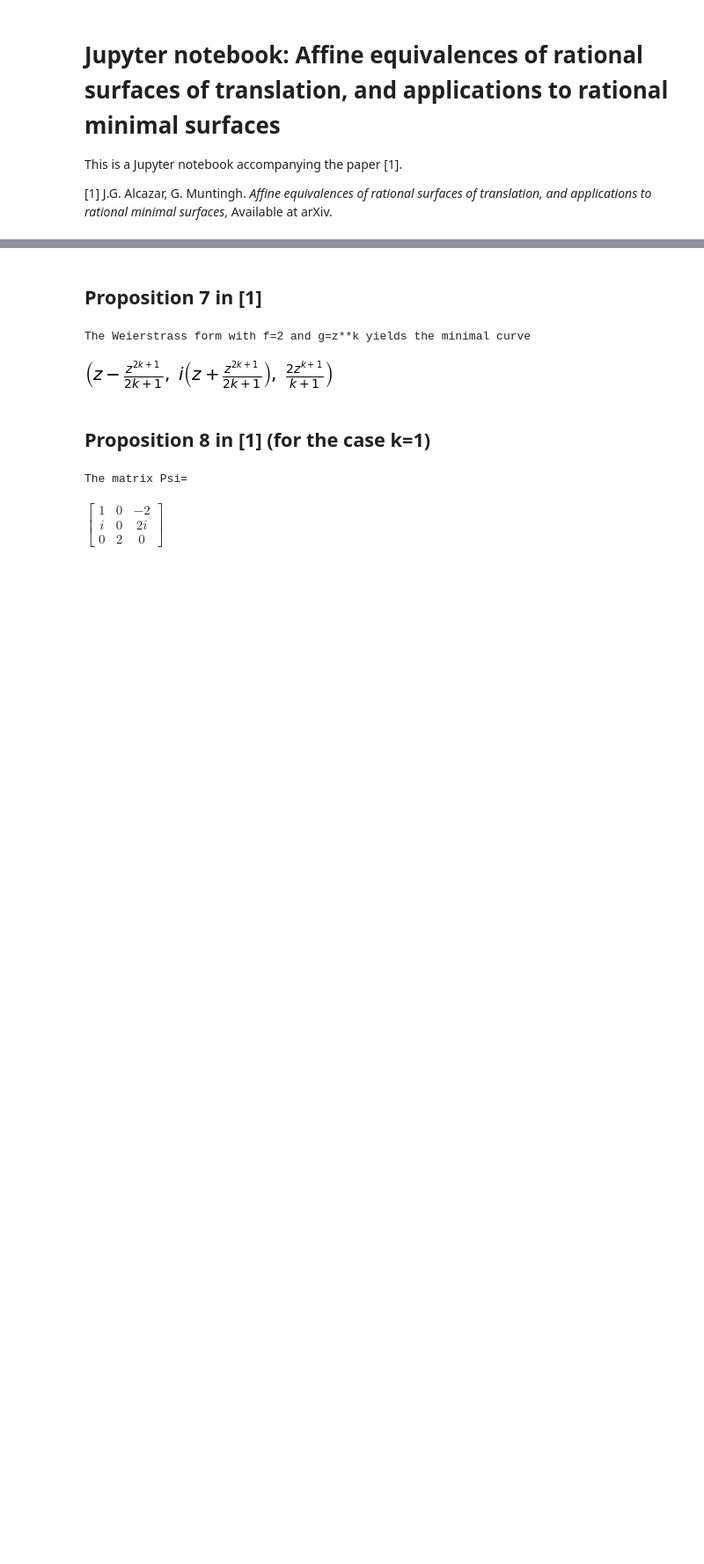
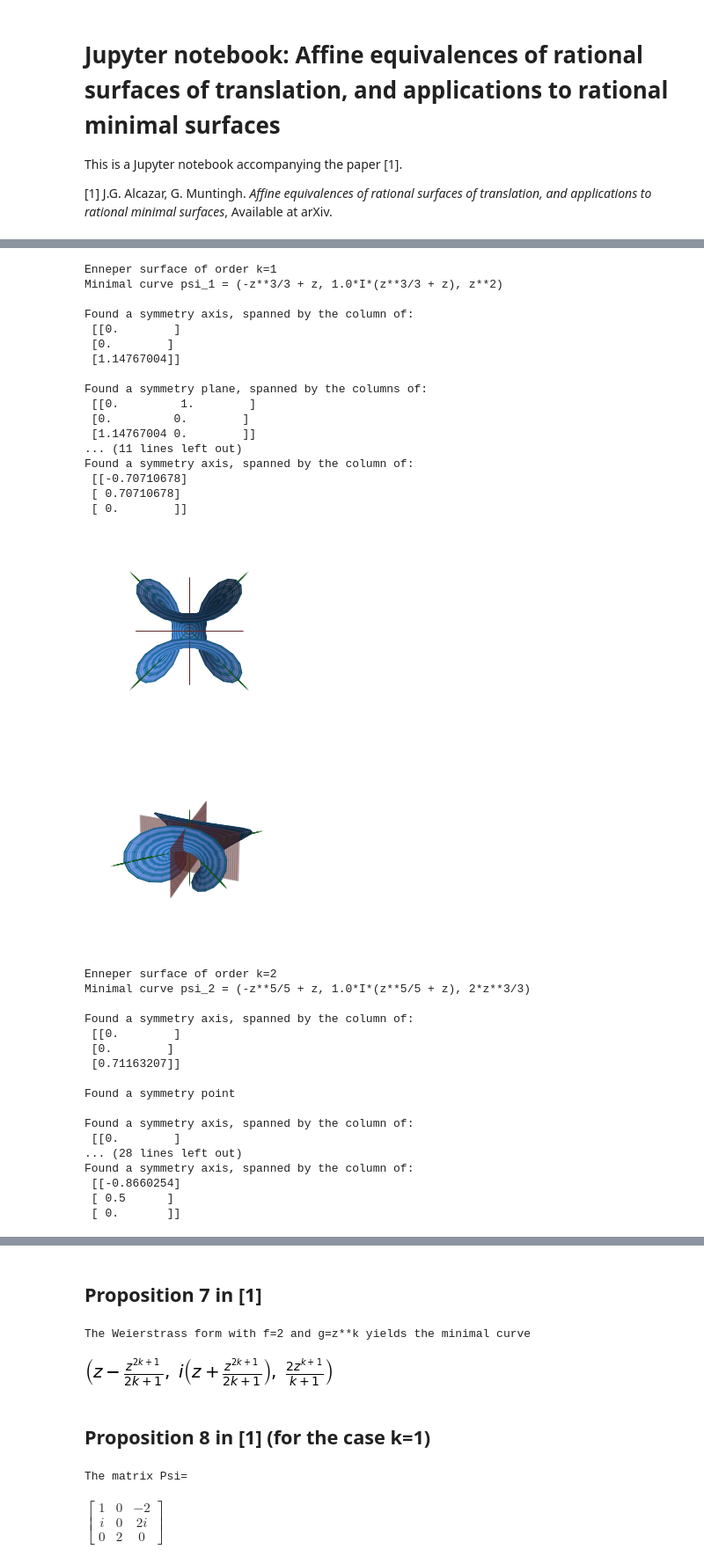
Before and after one commit to georgmuntingh/min-surf, a Jupyter notebook: translational-minimal.ipynb, the cells around one changed output, grey strips where cells are left out. Shown at 88% size. Cells and saved outputs as stored; diff of their text form; code cells hidden in the pictures; blank space fills up the shorter version.

Commit message:
Add plots to Jupyter notebook.

```diff
--- a/translational-minimal.ipynb
+++ b/translational-minimal.ipynb
@@ -58,0 +132,39 @@ m = sp.Symbol('m', positive=True)
+# %%
+demo(N=50)
+# %% [output]
+Enneper surface of order k=1
+Minimal curve psi_1 = (-z**3/3 + z, 1.0*I*(z**3/3 + z), z**2)
+
+Found a symmetry axis, spanned by the column of:
+ [[0.        ]
+ [0.        ]
+ [1.14767004]]
+
+Found a symmetry plane, spanned by the columns of:
+ [[0.         1.        ]
+ [0.         0.        ]
+ [1.14767004 0.        ]]
+... (11 lines left out)
+Found a symmetry axis, spanned by the column of:
+ [[-0.70710678]
+ [ 0.70710678]
+ [ 0.        ]]
+[figure, added]
+[figure, added]
+Enneper surface of order k=2
+Minimal curve psi_2 = (-z**5/5 + z, 1.0*I*(z**5/5 + z), 2*z**3/3)
+
+Found a symmetry axis, spanned by the column of:
+ [[0.        ]
+ [0.        ]
+ [0.71163207]]
+
+Found a symmetry point
+
+Found a symmetry axis, spanned by the column of:
+ [[0.        ]
+... (28 lines left out)
+Found a symmetry axis, spanned by the column of:
+ [[-0.8660254]
+ [ 0.5      ]
+ [ 0.       ]]
```
Also changed, not shown: parts of 6 cells of this notebook.
